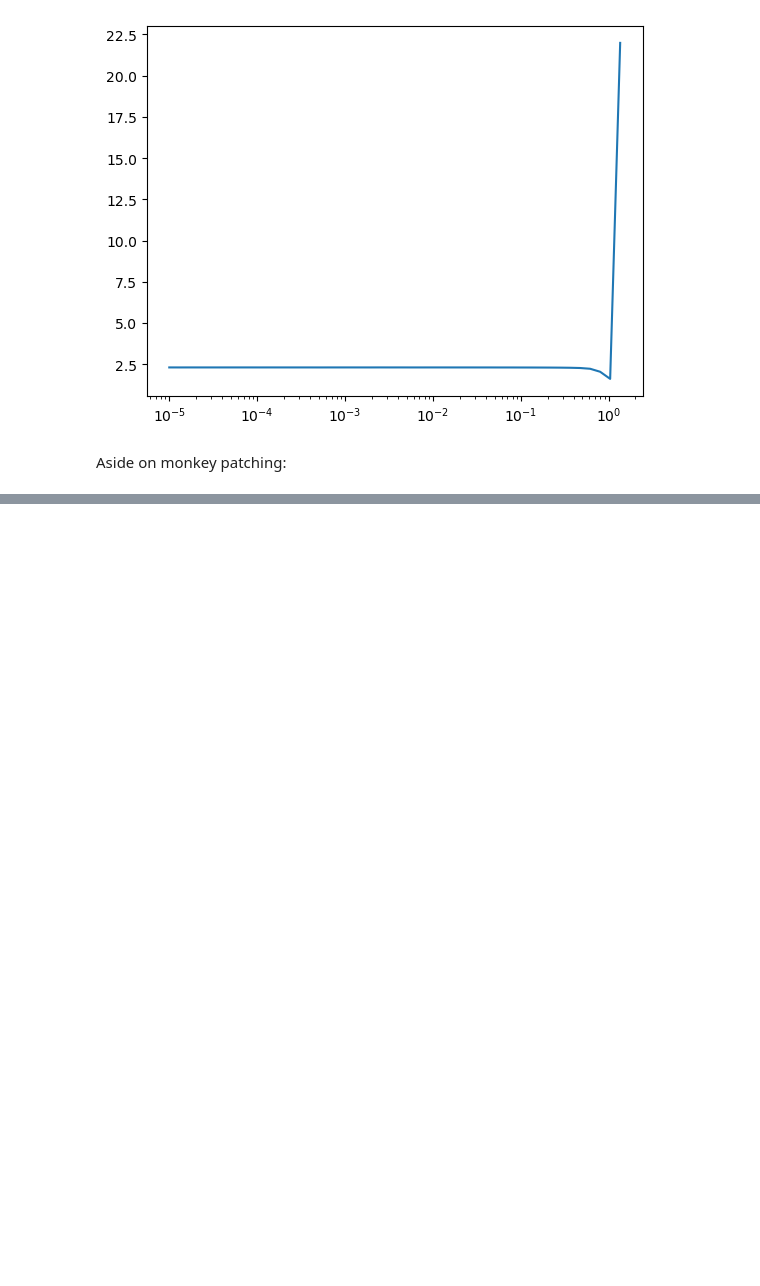
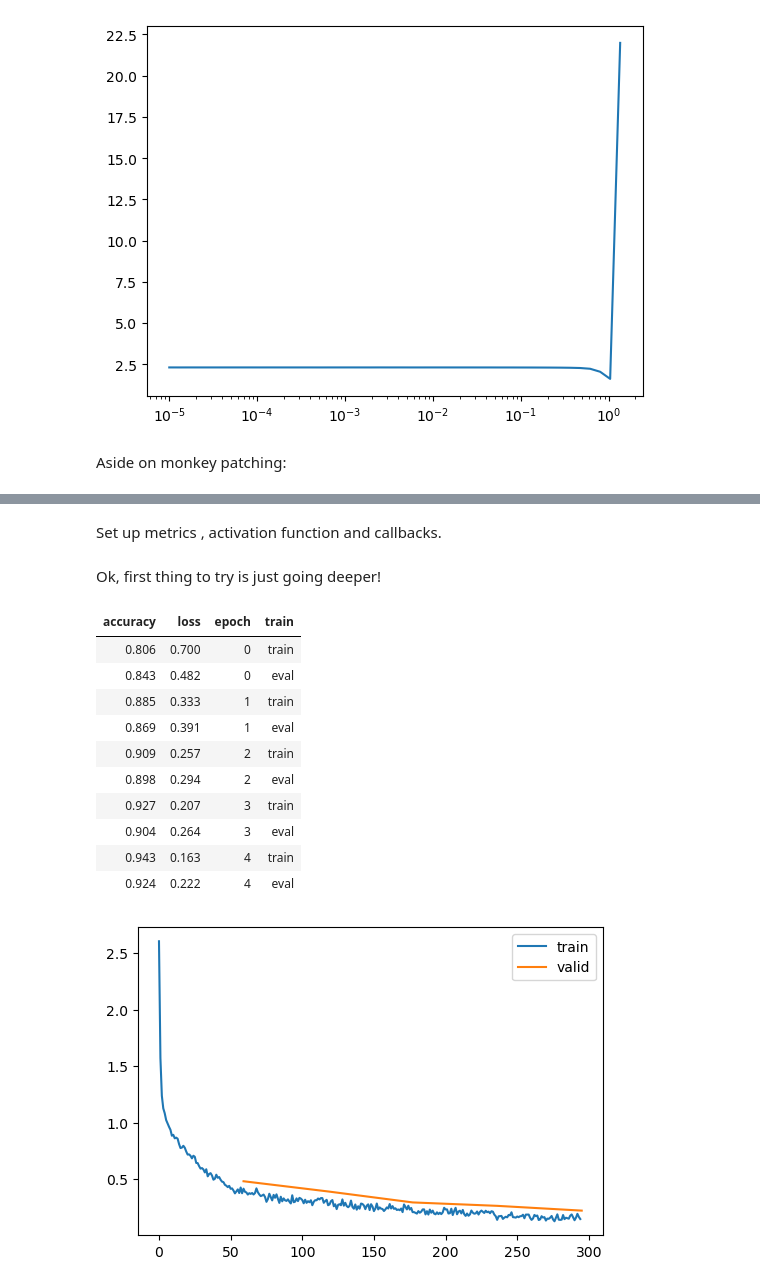
Before and after one commit to DrEntropy/pdl, a Jupyter notebook: lesson18.ipynb, the cells around one changed output, grey strips where cells are left out. Drawn from its saved outputs; the diff is of its cells as text; code cells hidden in the pictures; blank space fills up the shorter version.

```diff
--- a/lesson18.ipynb
+++ b/lesson18.ipynb
@@ -290,0 +342,39 @@ MomentumLearner(get_model(), dls, F.cross_entropy, cbs = cbs).poundsand()
+# %% [markdown]
+Set up metrics , activation function and callbacks.
+# %%
+act_gr = partial(GeneralRelu, leak=0.1, sub=0.4)
+
+metrics = MetricsCB(accuracy=MulticlassAccuracy())
+astats = ActivationStats(fc.risinstance(GeneralRelu))
+cbs = [DeviceCB(), metrics, ProgressCB(plot=True), astats]
+iw = partial(init_weights, leaky=0.1)
+# %% [markdown]
+Ok, first thing to try is just going deeper!
+# %%
+def get_model(act=nn.ReLU, nfs=(8,16,32,64,128), norm=nn.BatchNorm2d):
+    layers = [conv(1, 8, stride=1, act=act, norm=norm)]
+    layers += [conv(nfs[i], nfs[i+1], act=act, norm=norm) for i in range(len(nfs)-1)]
+    return nn.Sequential(*layers, conv(nfs[-1], 10, act=None, norm=norm, bias=True), nn.Flatten()).to(def_device)
+# %%
+set_seed(42)
+lr,epochs = 6e-2,5
+model = get_model(act_gr, norm=nn.BatchNorm2d).apply(iw)
+tmax = epochs * len(dls.train)
+sched = partial(lr_scheduler.OneCycleLR, max_lr=lr, total_steps=tmax)
+xtra = [BatchSchedCB(sched)]
+learn = TrainLearner(model, dls, F.cross_entropy, lr=lr, cbs=cbs+xtra, opt_func=optim.AdamW)
+
+learn.fit(epochs)
+# %% [output]
+| accuracy | loss | epoch | train |
+| 0.806 | 0.700 | 0 | train |
+| 0.843 | 0.482 | 0 | eval |
+| 0.885 | 0.333 | 1 | train |
+| 0.869 | 0.391 | 1 | eval |
+| 0.909 | 0.257 | 2 | train |
+| 0.898 | 0.294 | 2 | eval |
+| 0.927 | 0.207 | 3 | train |
+| 0.904 | 0.264 | 3 | eval |
+| 0.943 | 0.163 | 4 | train |
+| 0.924 | 0.222 | 4 | eval |
+[figure, added]
```
Also changed, not shown: parts of 13 cells of this notebook, 1 other file.
